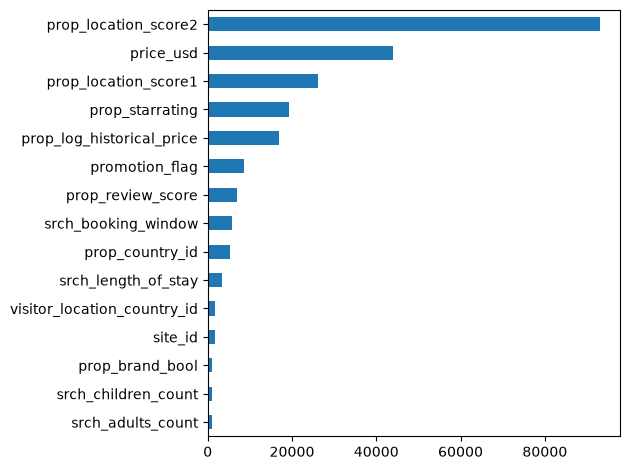
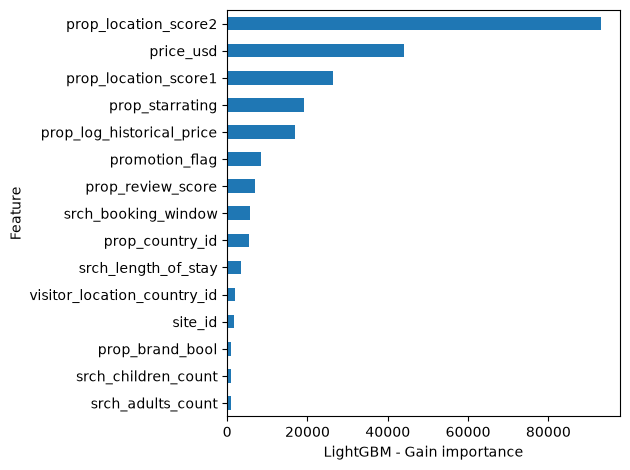
Code edit (unified diff) that turned the first committed figure into the second:
--- before
+++ after
@@ -6,8 +6,12 @@
 importance = pd.Series(
     model.feature_importance(importance_type="gain"),
-    index = model.feature_name()
+    index=model.feature_name()
 ).sort_values(ascending=False)
 print(importance.head(15))
-importance.head(15).plot(kind="barh").invert_yaxis()
+
+ax = importance.head(15).plot(kind="barh")
+ax.invert_yaxis()
+ax.set_xlabel("LightGBM - Gain importance")
+ax.set_ylabel("Feature")
 plt.tight_layout()
 plt.savefig("../runs/lgbm_v1/feature_importance.png")

Commit: organize python module re-run training update notebooks for analysis